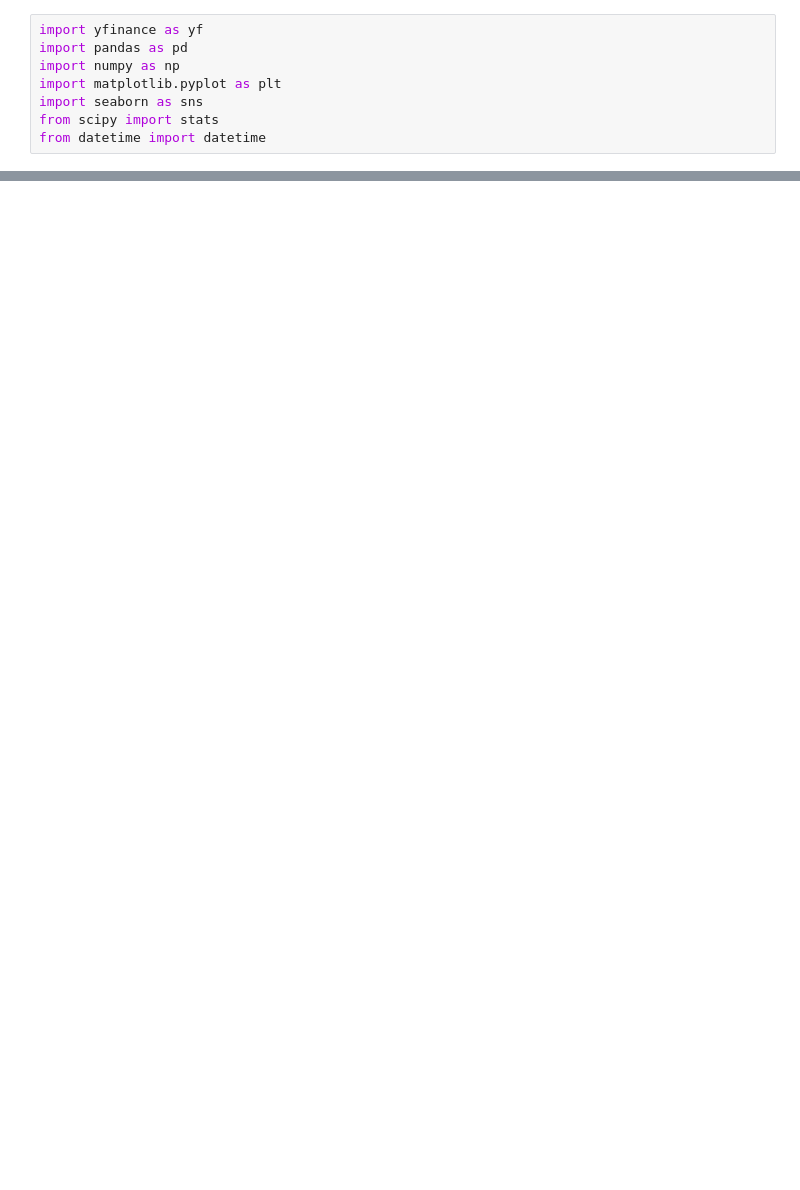
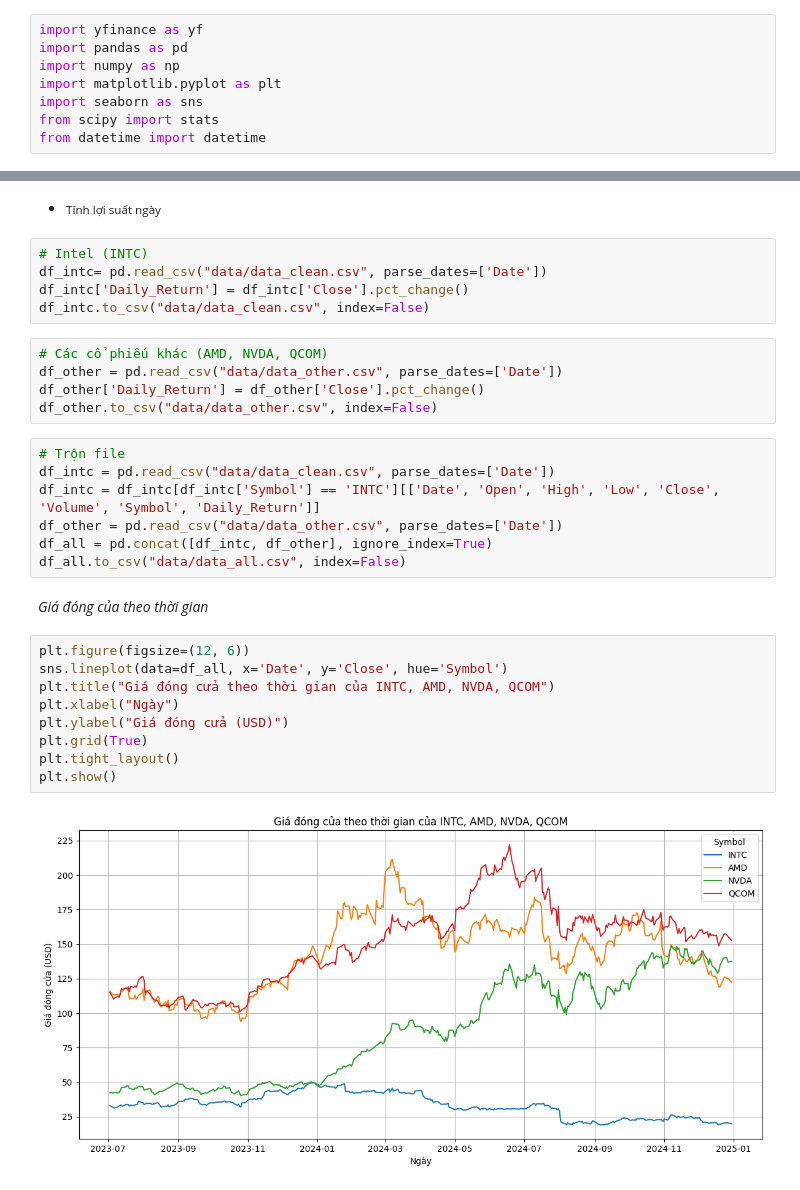
Before and after one commit to armordkay/data-processing-with-python, a Jupyter notebook: project.ipynb, the cells around one changed output, grey strips where cells are left out. Cells and saved outputs as stored; diff of their text form; blank space fills up the shorter version.

```diff
--- a/project.ipynb
+++ b/project.ipynb
@@ -143,0 +171,32 @@ df[['Date', 'Close', 'SMA_20', 'SMA_50', 'EMA_20', 'RSI_14', 'OBV', 'ATR_14']].h
+# %% [markdown]
+- <small>Tính lợi suất ngày</small>
+# %%
+# Intel (INTC)
+df_intc= pd.read_csv("data/data_clean.csv", parse_dates=['Date'])
+df_intc['Daily_Return'] = df_intc['Close'].pct_change()
+df_intc.to_csv("data/data_clean.csv", index=False)
+# %%
+# Các cổ phiếu khác (AMD, NVDA, QCOM)
+df_other = pd.read_csv("data/data_other.csv", parse_dates=['Date'])
+df_other['Daily_Return'] = df_other['Close'].pct_change()
+df_other.to_csv("data/data_other.csv", index=False)
+# %%
+# Trộn file
+df_intc = pd.read_csv("data/data_clean.csv", parse_dates=['Date'])
+df_intc = df_intc[df_intc['Symbol'] == 'INTC'][['Date', 'Open', 'High', 'Low', 'Close', 'Volume', 'Symbol', 'Daily_Return']]
+df_other = pd.read_csv("data/data_other.csv", parse_dates=['Date'])
+df_all = pd.concat([df_intc, df_other], ignore_index=True)
+df_all.to_csv("data/data_all.csv", index=False)
+# %% [markdown]
+*Giá đóng của theo thời gian*
+# %%
+plt.figure(figsize=(12, 6))
+sns.lineplot(data=df_all, x='Date', y='Close', hue='Symbol')
+plt.title("Giá đóng cửa theo thời gian của INTC, AMD, NVDA, QCOM")
+plt.xlabel("Ngày")
+plt.ylabel("Giá đóng cửa (USD)")
+plt.grid(True)
+plt.tight_layout()
+plt.show()
+# %% [output]
+[figure, added]
```
Also changed, not shown: parts of 34 cells of this notebook, 5 other files.
